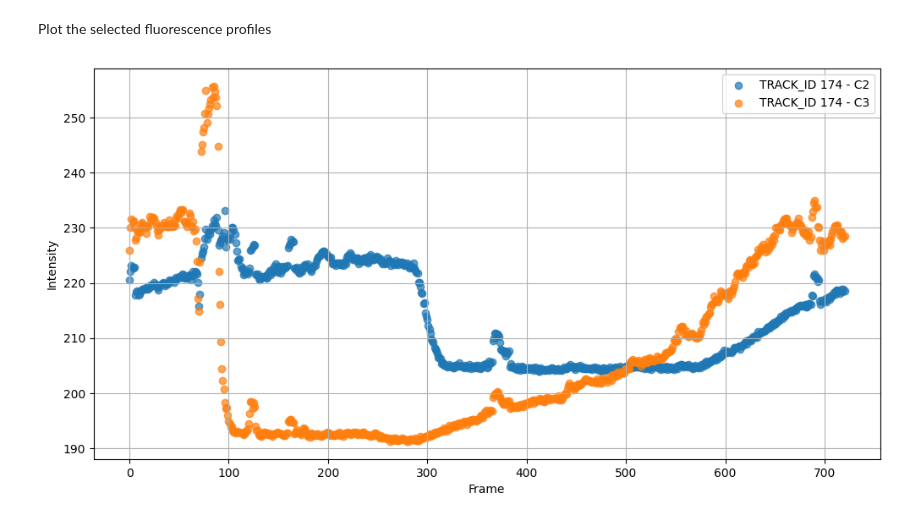
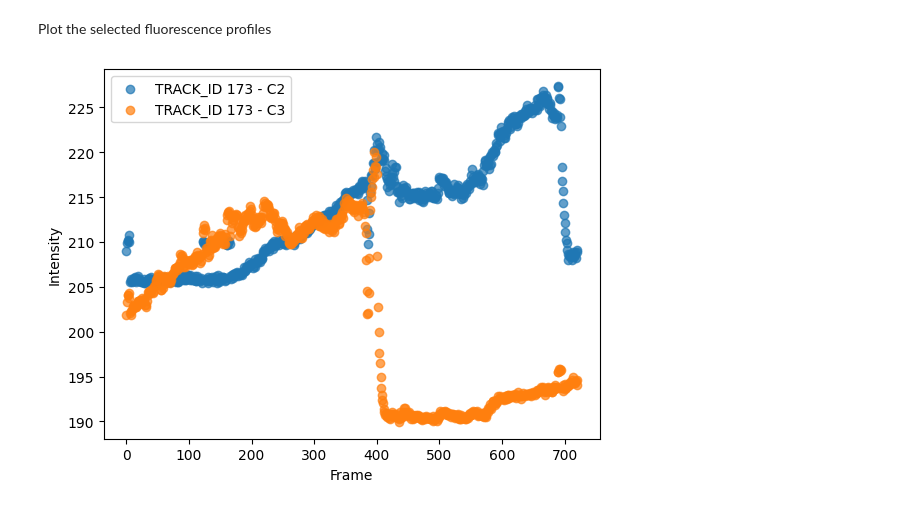
Before and after one commit to FrancisCrickInstitute/multi-dimensional-imaging-and-analysis, a Jupyter notebook: plot_fluorescence_profiles.ipynb, the cells around one changed output. Drawn from its saved outputs; the diff is of its cells as text; code cells hidden in the pictures.

```diff
--- a/plot_fluorescence_profiles.ipynb
+++ b/plot_fluorescence_profiles.ipynb
@@ -28,16 +28,15 @@ random_tracks = random.sample(list(intensity_data['TRACK_ID'].unique()), num_sam
 Plot the selected fluorescence profiles
 # %%
 %matplotlib inline
-plt.figure(figsize=(12, 6))
+#plt.figure(figsize=(12, 6))
 for track in random_tracks:
     track_data = intensity_data[intensity_data['TRACK_ID'] == track]
     plt.scatter(track_data['FRAME'], track_data['MEAN_INTENSITY_CH2'], label=f'TRACK_ID {track} - C2', alpha=0.7)
     plt.scatter(track_data['FRAME'], track_data['MEAN_INTENSITY_CH3'], label=f'TRACK_ID {track} - C3', alpha=0.7)
 
 plt.xlabel('Frame')
 plt.ylabel('Intensity')
 plt.legend()
-plt.grid(True)
 plt.show()
 # %% [output]
-[figure, old version]
+[figure, new version]
```
Also changed, not shown: 1 other file.
